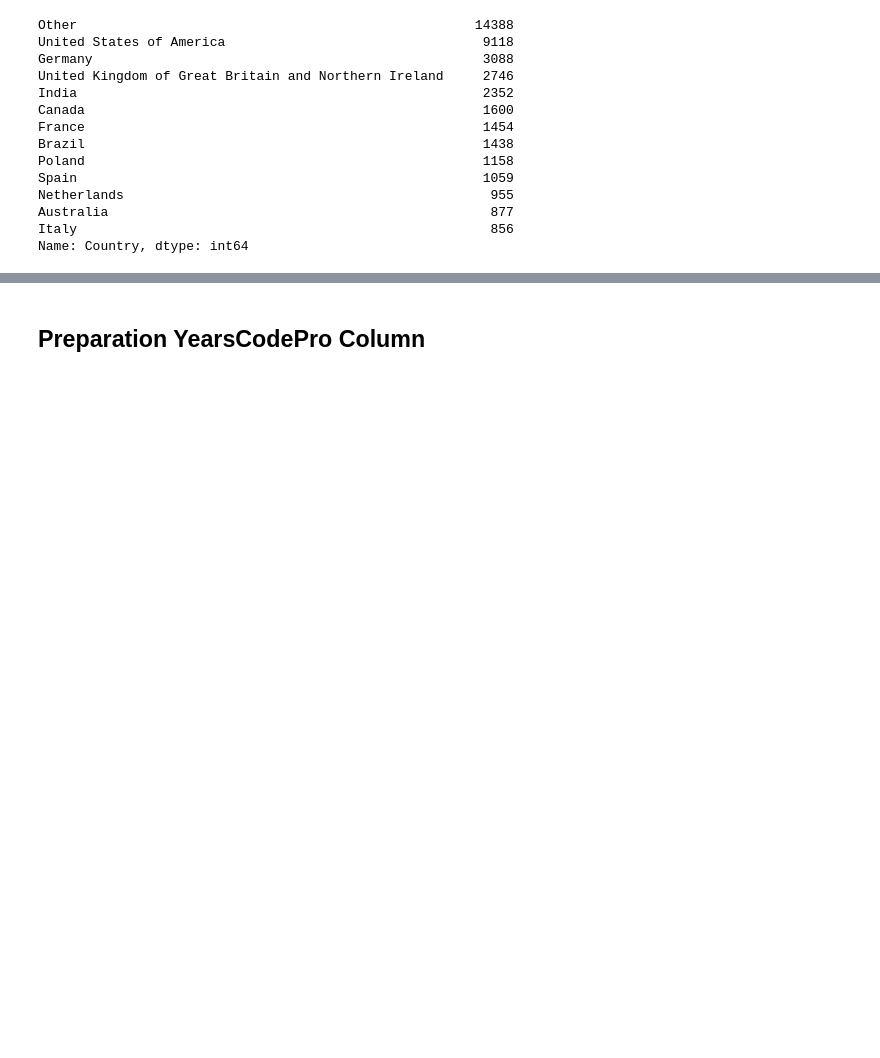
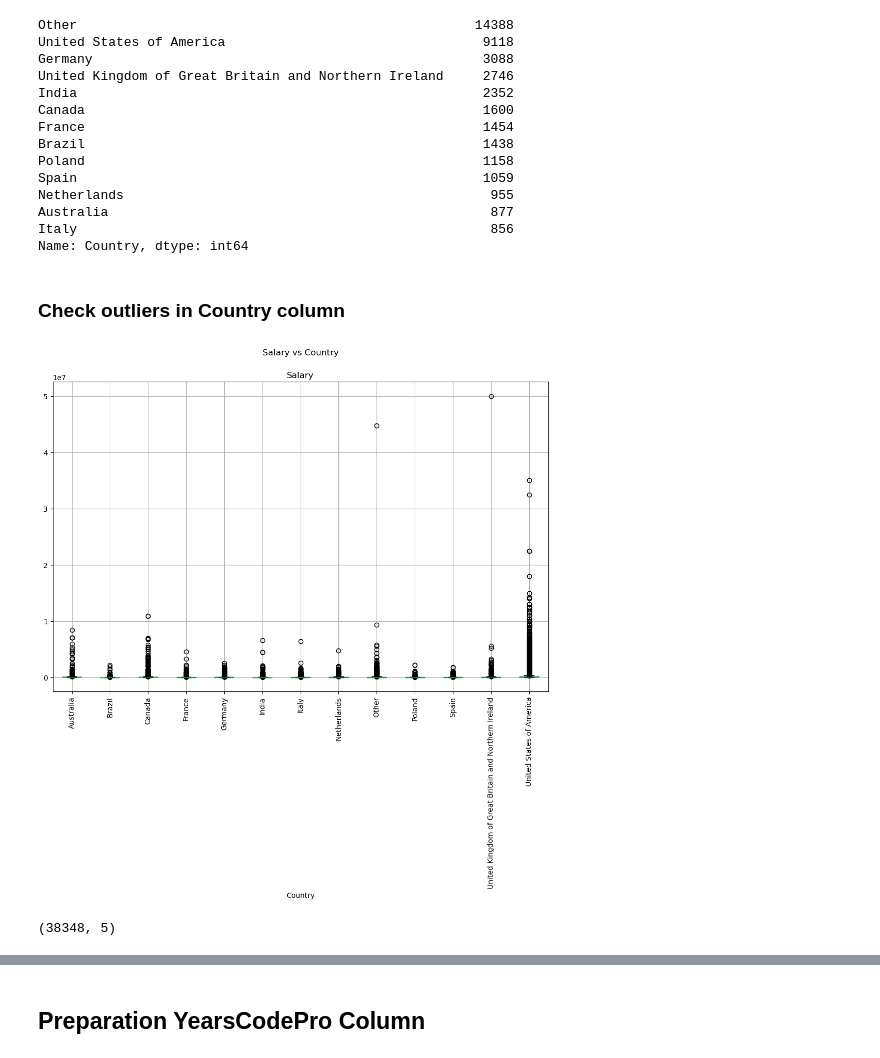
Before and after one commit to mzkki25/predict-salary, a Jupyter notebook: predict_salary.ipynb, the cells around one changed output, grey strips where cells are left out. Cells and saved outputs as stored; diff of their text form; code cells hidden in the pictures; blank space fills up the shorter version.

```diff
--- a/predict_salary.ipynb
+++ b/predict_salary.ipynb
@@ -209,3 +209,19 @@ Netherlands                                               955
 Australia                                                 877
 Italy                                                     856
 Name: Country, dtype: int64
+# %% [markdown]
+### Check outliers in Country column
+# %%
+fig, ax = plt.subplots(figsize=(12, 8))
+df.boxplot('Salary', 'Country', ax=ax)
+plt.suptitle('Salary vs Country')
+plt.xticks(rotation=90)
+plt.show()
+# %% [output]
+[figure, added]
+# %%
+df = df[df['Salary'] <= 300000]
+df = df[df['Salary'] >= 1000]
+df.shape
+# %% [output]
+(38348, 5)
```
Also changed, not shown: parts of 31 cells of this notebook, 5 other files.
